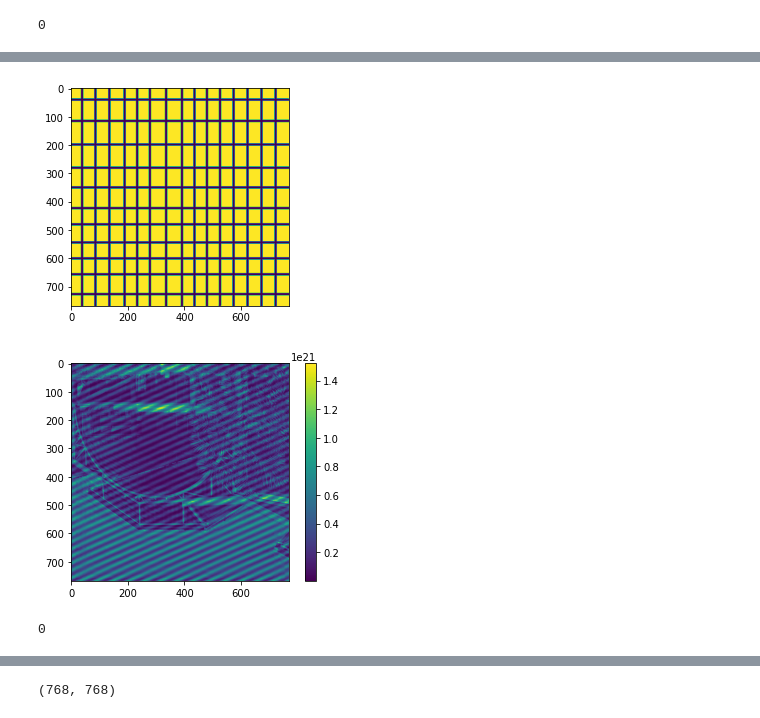
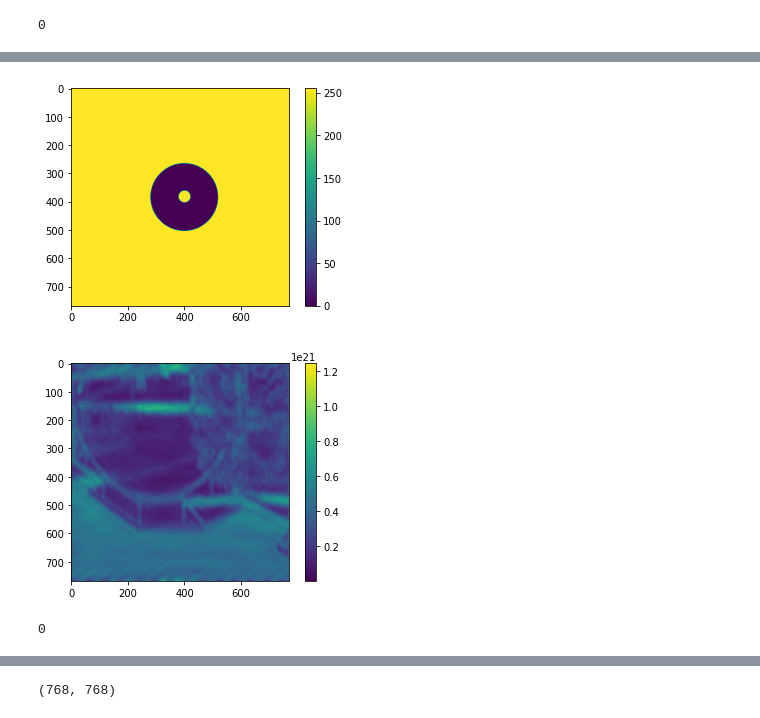
Before and after one commit to bdbejarc/Instrumentos-Opticos, a Jupyter notebook: 4b.ipynb, the cells around one changed output, grey strips where cells are left out. Cells and saved outputs as stored; diff of their text form; code cells hidden in the pictures.

```diff
--- a/4b.ipynb
+++ b/4b.ipynb
@@ -100,12 +87,13 @@ ploteo_complejo(new_img2, "I", 1)
 0
 # %%
-img3 = cv2.imread('rejilla.jpg',0)
+img3 = cv2.imread('dona.jpg',0)
 fft_img_prev3 = np.fft.fftn(img)
 fft_img3 = np.fft.fftshift(fft_img_prev3)
 
 plt.figure()
 plt.imshow(img3)
+plt.colorbar()
 plt.show()
 # %% [output]
-[figure, old version]
+[figure, new version]
 # %%
@@ -113,5 +101,5 @@ new_img3 = np.fft.fftn(img3 * fft_img3)
 # %%
-ploteo_complejo(new_img3, "I", 1)
+ploteo_complejo(new3, "I", 1)
 # %% [output]
-[figure, old version]
+[figure, new version]
 0
```
Also changed, not shown: parts of 18 cells of this notebook.
